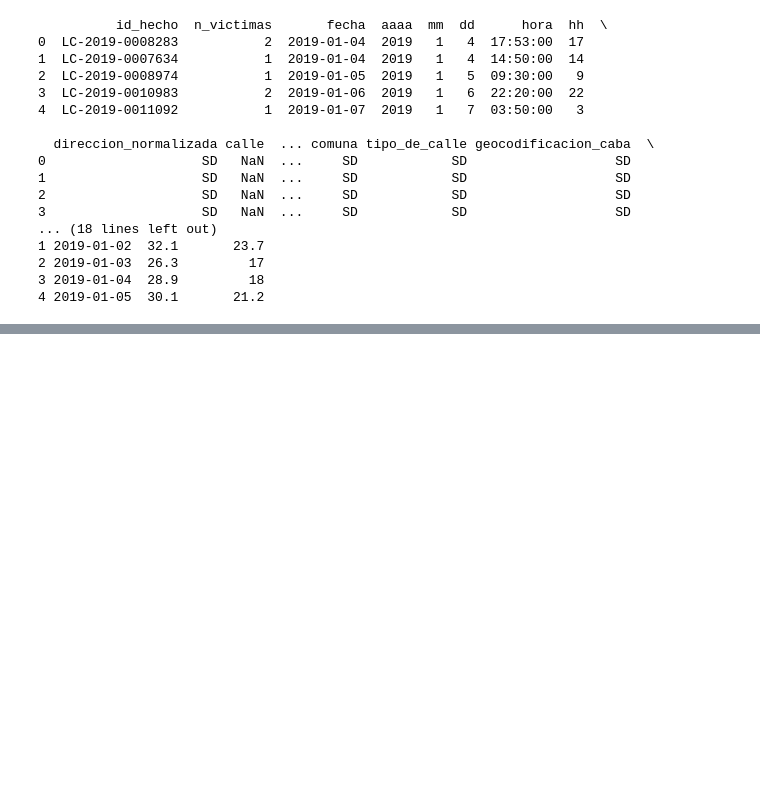
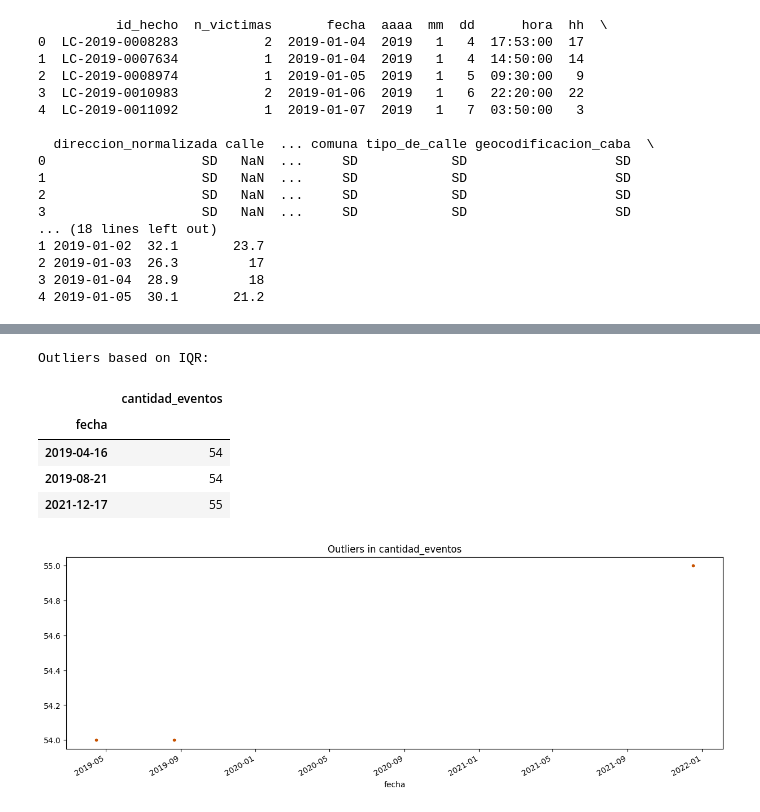
Before and after one commit to SebaAyala/AST_TP_2, a Jupyter notebook: AST_TP_2_CODE.ipynb, the cells around one changed output, grey strips where cells are left out. Drawn from its saved outputs; the diff is of its cells as text; code cells hidden in the pictures; blank space fills up the shorter version.

```diff
--- a/AST_TP_2_CODE.ipynb
+++ b/AST_TP_2_CODE.ipynb
@@ -55,0 +135,26 @@ print(df_temperatura.head())
+# %%
+Q1 = df_siniestros['cantidad_eventos'].quantile(0.25)
+Q3 = df_siniestros['cantidad_eventos'].quantile(0.75)
+IQR = Q3 - Q1
+
+lower_bound = Q1 - 1.5 * IQR
+upper_bound = Q3 + 1.5 * IQR
+
+outliers = df_siniestros[(df_siniestros['cantidad_eventos'] < lower_bound) | (df_siniestros['cantidad_eventos'] > upper_bound)]
+
+print("Outliers based on IQR:")
+display(outliers)
+
+outliers['cantidad_eventos'].plot(style='.',
+        figsize=(15, 5),
+        color=color_pal[5],
+        title='Outliers in cantidad_eventos')
+plt.show()
+# %% [output]
+Outliers based on IQR:
+|  | cantidad_eventos |
+| fecha |  |
+| 2019-04-16 | 54 |
+| 2019-08-21 | 54 |
+| 2021-12-17 | 55 |
+[figure, added]
```
Also changed, not shown: parts of 46 cells of this notebook.
